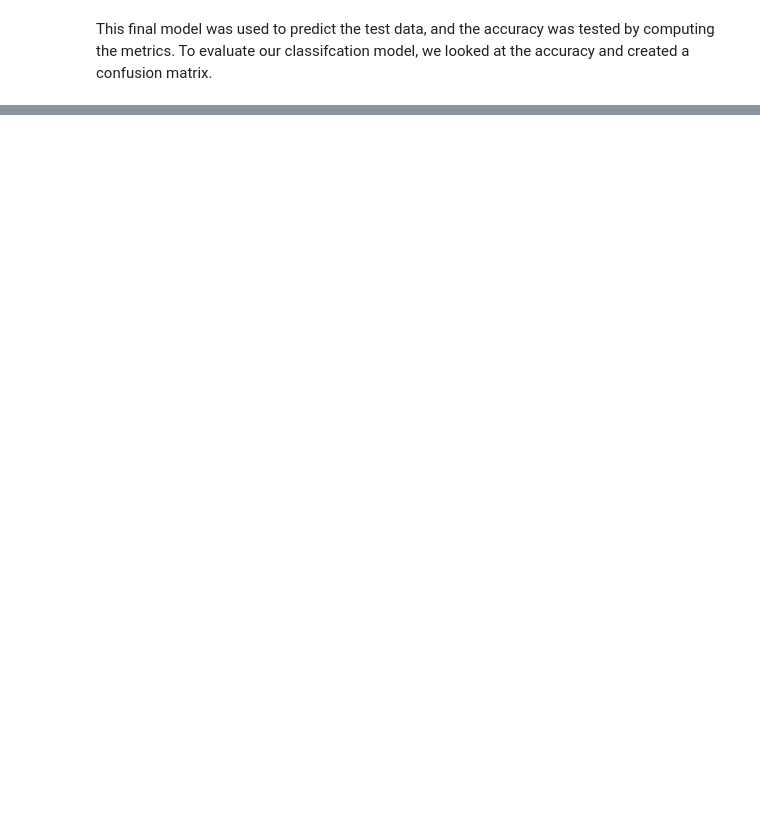
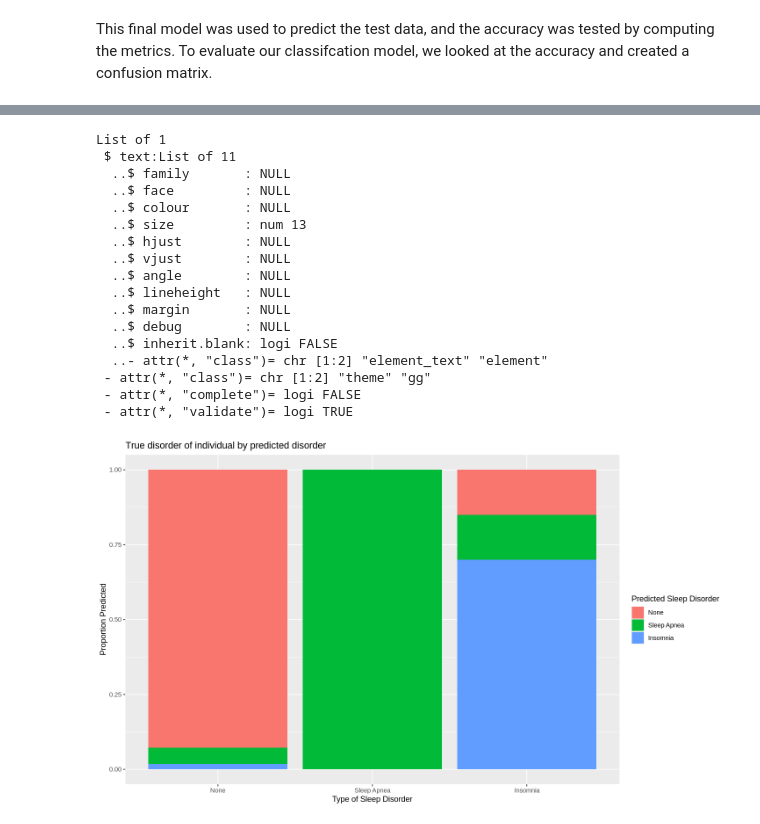
Before and after one commit to d-alex171/dsci-project, a Jupyter notebook: ProjectReport.ipynb, the cells around one changed output, grey strips where cells are left out. Cells and saved outputs as stored; diff of their text form; code cells hidden in the pictures; blank space fills up the shorter version.

```diff
--- a/ProjectReport.ipynb
+++ b/ProjectReport.ipynb
@@ -266,6 +235,6 @@ To build this final model, we created a new knn model specification, now with k=
 # %%
 # Knn classification with optimal k
-sleep_optimal_spec <- nearest_neighbor(weight_func = "rectangular", neighbors = 3) |>
+sleep_optimal_spec <- nearest_neighbor(weight_func = "rectangular", neighbors = 9) |>
                         set_engine("kknn") |>
                         set_mode("classification")
 
@@ -300,0 +272,9 @@ Prediction    None Sleep Apnea Insomnia
+# %%
+sleep_predictions
+
+predictions_count <- sleep_predictions |>
+semi_join(sleep_test) |>
+group_by(sleep_disorder, .pred_class) |>
+summarise(n = n())
+
+predictions_count
@@ -300,0 +306,27 @@ Prediction    None Sleep Apnea Insomnia
+# %%
+sleep_prediction_plot <- ggplot(predictions_count, aes( x = sleep_disorder, y = n, fill = .pred_class)) +
+geom_bar(stat = "identity", position = "fill") +
+labs( x = "Type of Sleep Disorder", y = "Proportion Predicted", fill = "Predicted Sleep Disorder") +
+ggtitle("True disorder of individual by predicted disorder")
+theme(text = element_text(size = 13))
+
+sleep_prediction_plot
+# %% [output]
+List of 1
+ $ text:List of 11
+  ..$ family       : NULL
+  ..$ face         : NULL
+  ..$ colour       : NULL
+  ..$ size         : num 13
+  ..$ hjust        : NULL
+  ..$ vjust        : NULL
+  ..$ angle        : NULL
+  ..$ lineheight   : NULL
+  ..$ margin       : NULL
+  ..$ debug        : NULL
+  ..$ inherit.blank: logi FALSE
+  ..- attr(*, "class")= chr [1:2] "element_text" "element"
+ - attr(*, "class")= chr [1:2] "theme" "gg"
+ - attr(*, "complete")= logi FALSE
+ - attr(*, "validate")= logi TRUE
+[figure, added]
```
Also changed, not shown: parts of 16 cells of this notebook.
